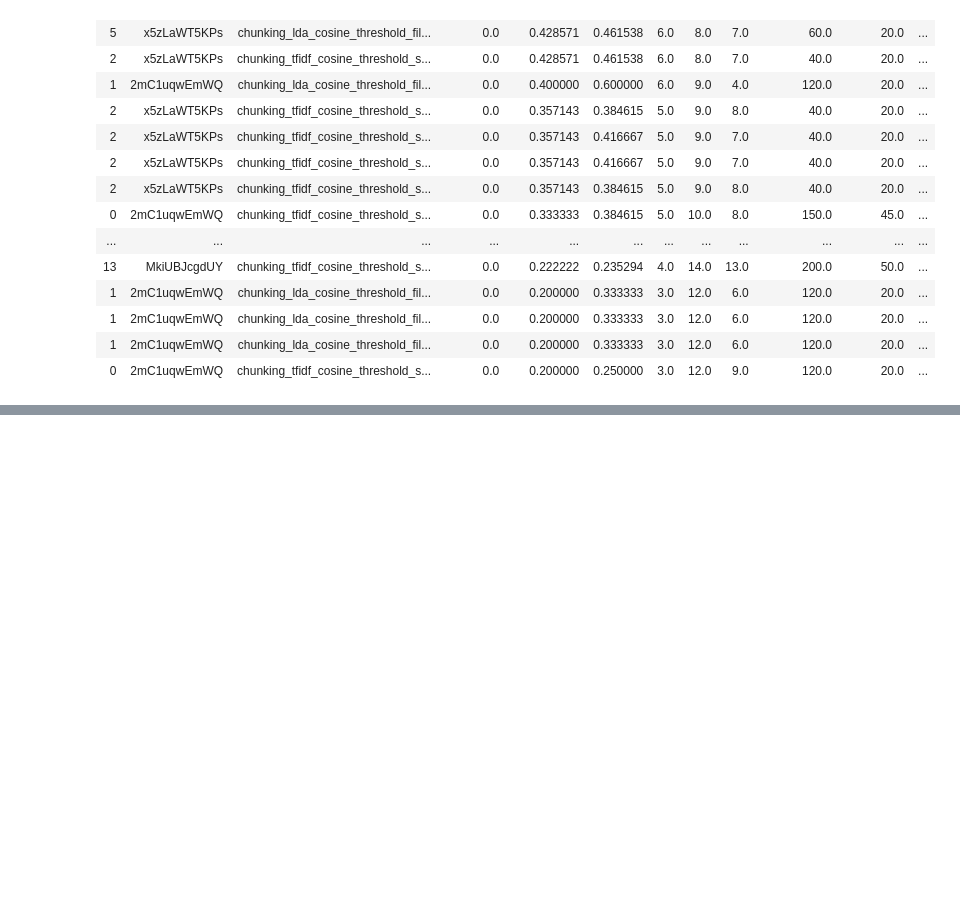
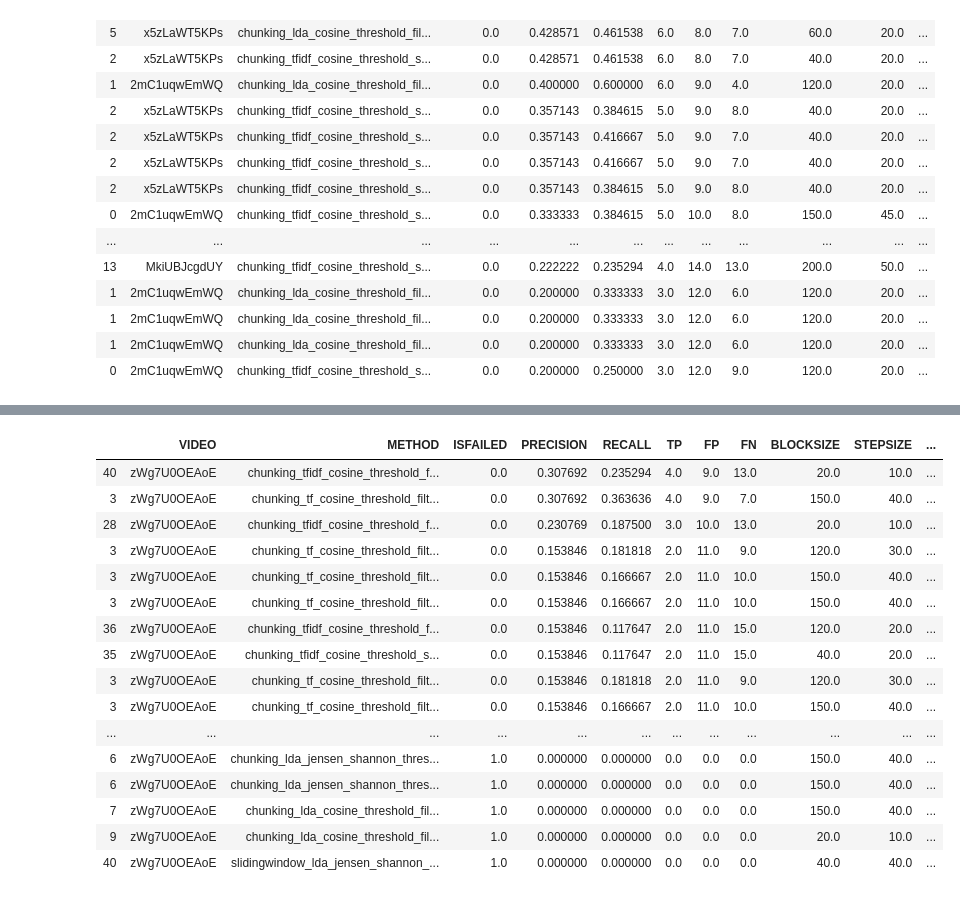
Before and after one commit to yanivohayon8/CLMN7-DSC-PROJECT, a Jupyter notebook: notebooks/get opitimized.ipynb, the cells around one changed output, grey strips where cells are left out. Saved outputs shown, nothing was run; the diff lists cells and outputs as text; code cells hidden in the pictures; blank space fills up the shorter version.

```diff
--- a/notebooks/get opitimized.ipynb
+++ b/notebooks/get opitimized.ipynb
@@ -42,0 +68,25 @@ all_dfs[['VIDEO','METHOD','ISFAILED',\
+# %%
+all_dfs[['VIDEO','METHOD','ISFAILED',\
+            'PRECISION','RECALL',\
+            'TP','FP','FN','BLOCKSIZE','STEPSIZE',\
+            'NUMOFCLUSTERSFORSC','NUMTOPICS','THERSHOLD',\
+            'FILTER','VIDEOLENGTH','ACCURECYSECONDS','FAILUREMESSAGE']].loc[all_dfs['VIDEO'] == 'zWg7U0OEAoE']\
+.sort_values(by=['PRECISION'],ascending=False).head(40)
+# %% [output]
+|  | VIDEO | METHOD | ISFAILED | PRECISION | RECALL | TP | FP | FN | BLOCKSIZE | STEPSIZE | ... |
+| 40 | zWg7U0OEAoE | chunking_tfidf_cosine_threshold_f... | 0.0 | 0.307692 | 0.235294 | 4.0 | 9.0 | 13.0 | 20.0 | 10.0 | ... |
+| 3 | zWg7U0OEAoE | chunking_tf_cosine_threshold_filt... | 0.0 | 0.307692 | 0.363636 | 4.0 | 9.0 | 7.0 | 150.0 | 40.0 | ... |
+| 28 | zWg7U0OEAoE | chunking_tfidf_cosine_threshold_f... | 0.0 | 0.230769 | 0.187500 | 3.0 | 10.0 | 13.0 | 20.0 | 10.0 | ... |
+| 3 | zWg7U0OEAoE | chunking_tf_cosine_threshold_filt... | 0.0 | 0.153846 | 0.181818 | 2.0 | 11.0 | 9.0 | 120.0 | 30.0 | ... |
+| 3 | zWg7U0OEAoE | chunking_tf_cosine_threshold_filt... | 0.0 | 0.153846 | 0.166667 | 2.0 | 11.0 | 10.0 | 150.0 | 40.0 | ... |
+| 3 | zWg7U0OEAoE | chunking_tf_cosine_threshold_filt... | 0.0 | 0.153846 | 0.166667 | 2.0 | 11.0 | 10.0 | 150.0 | 40.0 | ... |
+| 36 | zWg7U0OEAoE | chunking_tfidf_cosine_threshold_f... | 0.0 | 0.153846 | 0.117647 | 2.0 | 11.0 | 15.0 | 120.0 | 20.0 | ... |
+| 35 | zWg7U0OEAoE | chunking_tfidf_cosine_threshold_s... | 0.0 | 0.153846 | 0.117647 | 2.0 | 11.0 | 15.0 | 40.0 | 20.0 | ... |
+| 3 | zWg7U0OEAoE | chunking_tf_cosine_threshold_filt... | 0.0 | 0.153846 | 0.181818 | 2.0 | 11.0 | 9.0 | 120.0 | 30.0 | ... |
+| 3 | zWg7U0OEAoE | chunking_tf_cosine_threshold_filt... | 0.0 | 0.153846 | 0.166667 | 2.0 | 11.0 | 10.0 | 150.0 | 40.0 | ... |
+| ... | ... | ... | ... | ... | ... | ... | ... | ... | ... | ... | ... |
+| 6 | zWg7U0OEAoE | chunking_lda_jensen_shannon_thres... | 1.0 | 0.000000 | 0.000000 | 0.0 | 0.0 | 0.0 | 150.0 | 40.0 | ... |
+| 6 | zWg7U0OEAoE | chunking_lda_jensen_shannon_thres... | 1.0 | 0.000000 | 0.000000 | 0.0 | 0.0 | 0.0 | 150.0 | 40.0 | ... |
+| 7 | zWg7U0OEAoE | chunking_lda_cosine_threshold_fil... | 1.0 | 0.000000 | 0.000000 | 0.0 | 0.0 | 0.0 | 150.0 | 40.0 | ... |
+| 9 | zWg7U0OEAoE | chunking_lda_cosine_threshold_fil... | 1.0 | 0.000000 | 0.000000 | 0.0 | 0.0 | 0.0 | 20.0 | 10.0 | ... |
+| 40 | zWg7U0OEAoE | slidingwindow_lda_jensen_shannon_... | 1.0 | 0.000000 | 0.000000 | 0.0 | 0.0 | 0.0 | 40.0 | 40.0 | ... |
```
Also changed, not shown: parts of 1 cell of this notebook, 11 other files.
